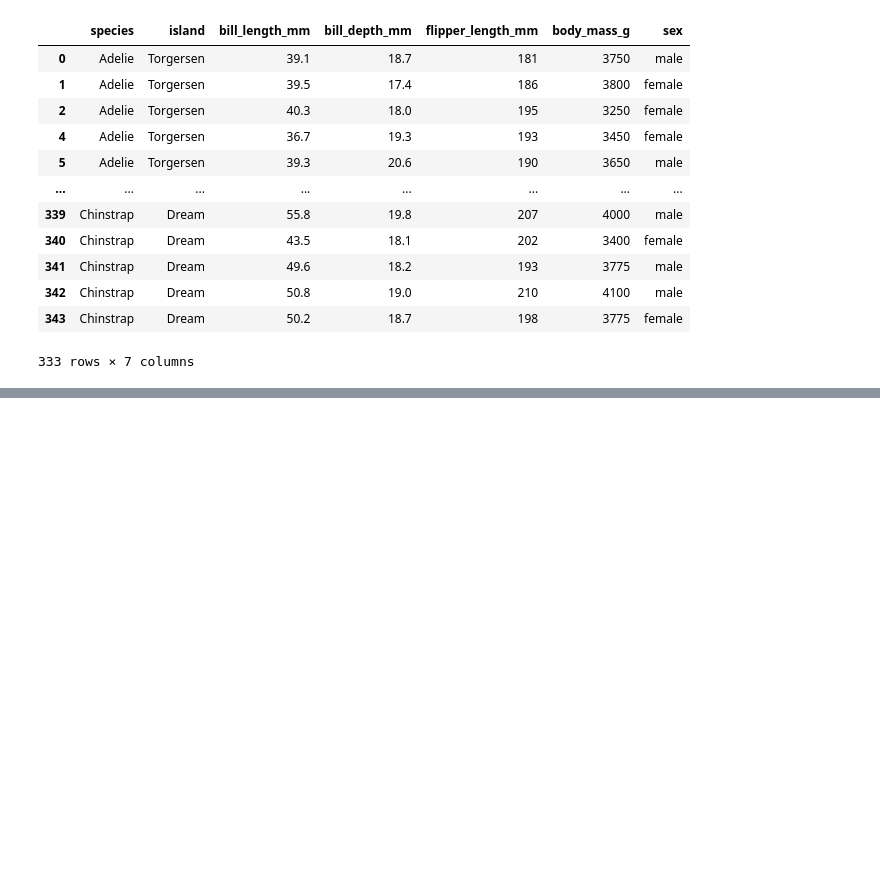
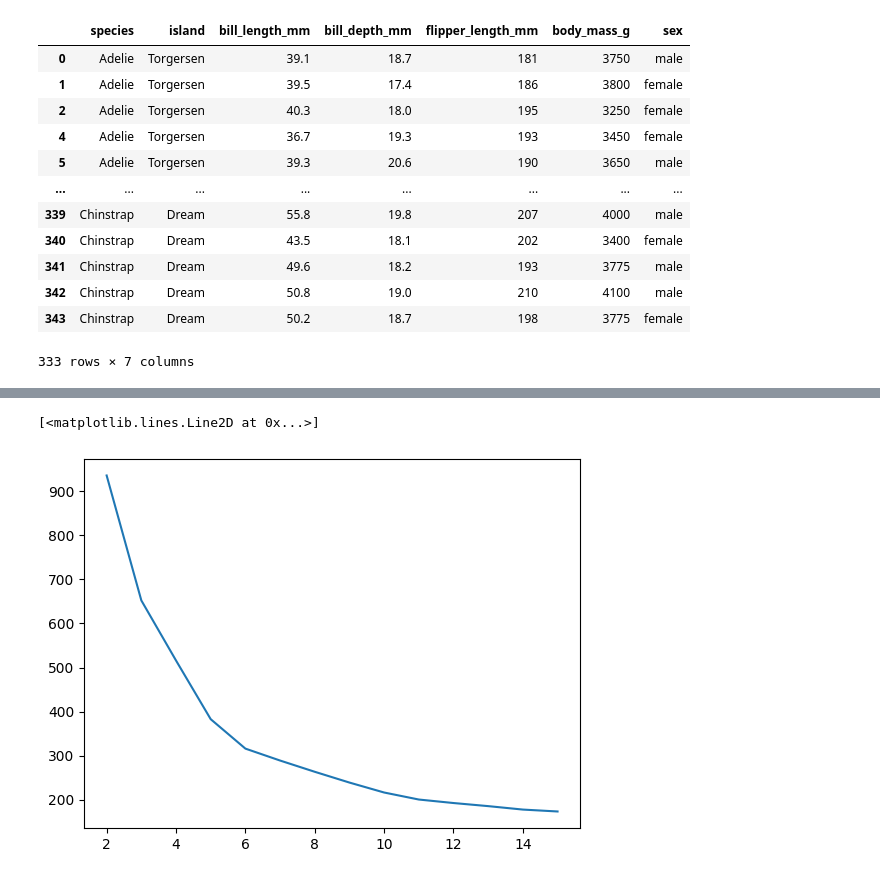
Before and after one commit to dariashcherbakovaaa/MA_DSE_Unimi, a Jupyter notebook: 04_AMS_081123.ipynb, the cells around one changed output, grey strips where cells are left out. Drawn from its saved outputs; the diff is of its cells as text; code cells hidden in the pictures; blank space fills up the shorter version.

```diff
--- a/04_AMS_081123.ipynb
+++ b/04_AMS_081123.ipynb
@@ -179,16 +172,0 @@ num_clusters(cluster_range, X)
-# %%
-cluster_range = range(2, 16, 1)
-
-inertia = []
-for clusters in cluster_range:
-  model = KMeans(n_clusters = clusters)
-  _ = model.fit(X)
-  inertia.append(model.inertia_)
-
-plt.figure(figsize=(8, 6))
-plt.plot(cluster_range, inertia, marker='o', linestyle='-')
-plt.title('Inertia vs. Number of Clusters')
-plt.xlabel('Number of Clusters')
-plt.ylabel('Inertia')
-plt.grid(True)
-plt.show()
@@ -207,0 +190,5 @@ NameError: ignored
+# %%
+plt.plot(range(2,16), inertia)
+# %% [output]
+[<matplotlib.lines.Line2D at 0x...>]
+[figure, added]
```
Also changed, not shown: parts of 9 cells of this notebook.
